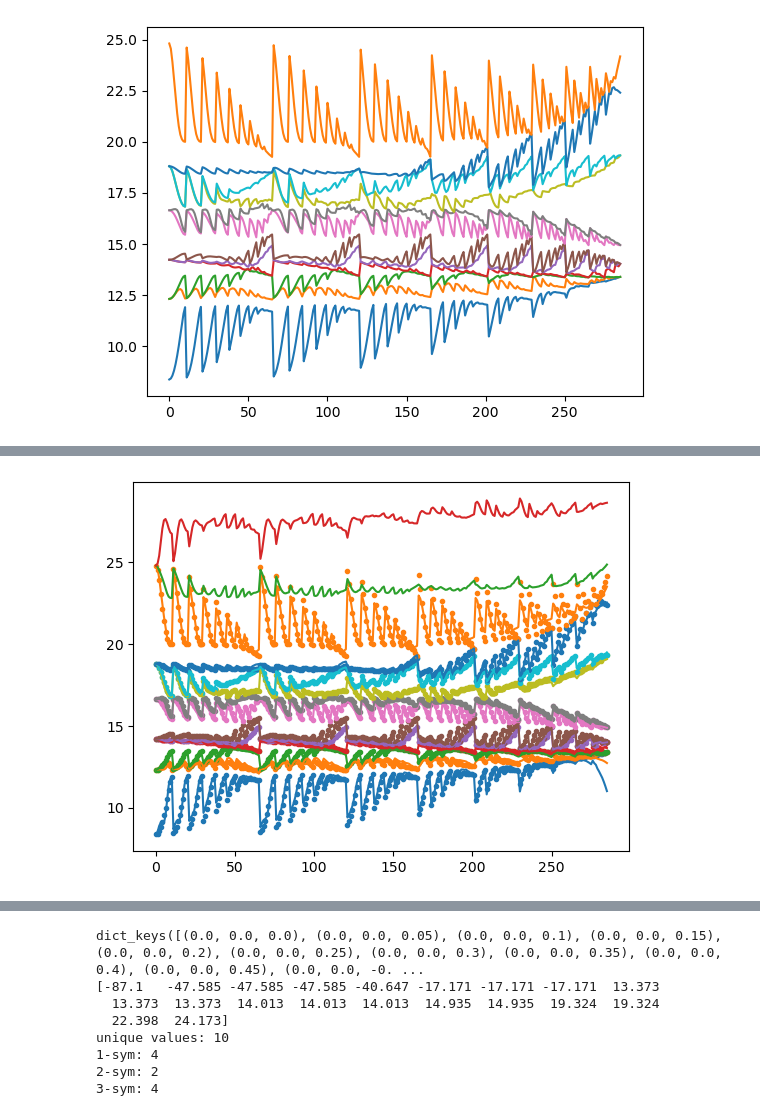
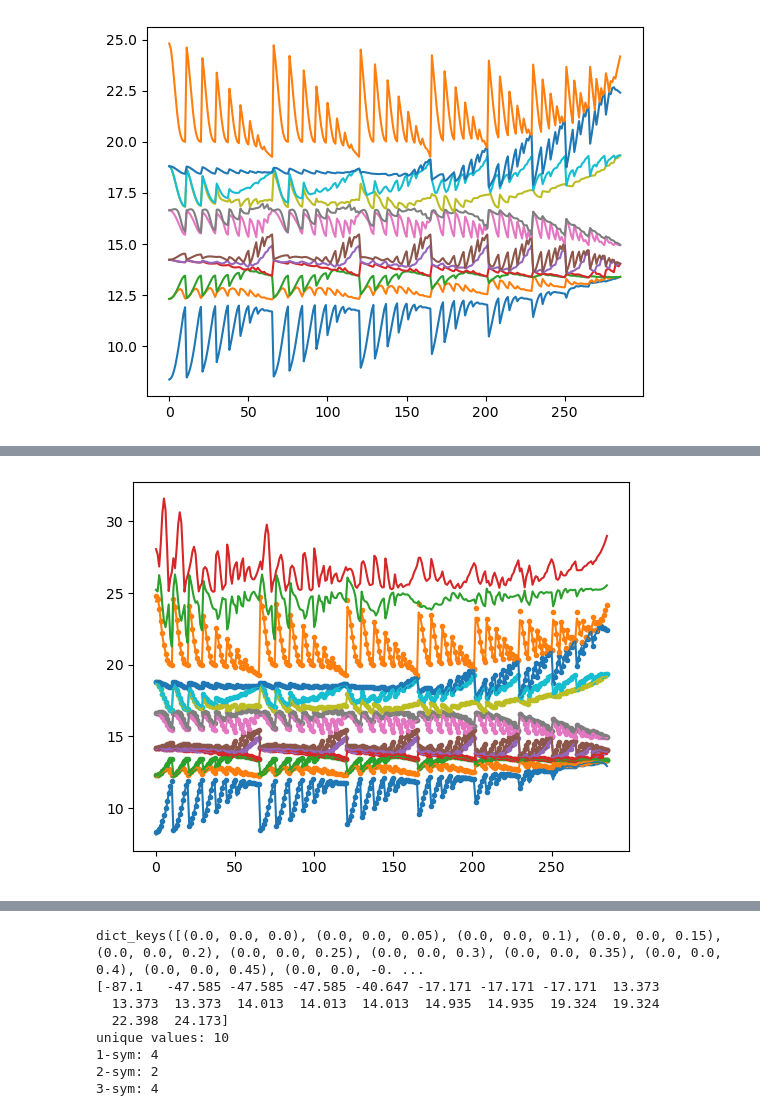
Before and after one commit to redweasel/tight-binding, a Jupyter notebook: notebooks/Bandstructure.ipynb, the cells around one changed output, grey strips where cells are left out. Cells and saved outputs as stored; diff of their text form; code cells hidden in the pictures.

Commit message:
add new improved optimizer fix loading from file add more tests for bandstructure optimization and symmetry

```diff
--- a/notebooks/Bandstructure.ipynb
+++ b/notebooks/Bandstructure.ipynb
@@ -219,18 +219,15 @@ additional_bands = 2
 band_offset = 0 # = additional bands below reference
 
 weights = np.ones(len(ref_bands[0]))
-weights[0] = 0.005
-weights[1] = 0.005
-weights[2] = 0.05
-weights[3] = 0.5
-weights[-1] = 0.005
-weights[-2] = 0.05
-weights[-3] = 0.5
+weights[0] = 0.5
+weights[6] = 10
+weights[7] = 10
+weights[-1] = 0.5
 
 neighbors = ((0, 0, 0), (1, 0, 0), (1, 1, 0), (1, 1, 1), (2, 0, 0), (2, 1, 0), (2, 1, 1), (2, 2, 1), (2, 2, 2), (3, 0, 0)) # works well
 tb_nitinol = BandStructureModel.init_tight_binding_from_ref(Symmetry.cubic(True), neighbors, k_smpl, ref_bands, band_offset, additional_bands, cos_reduced=True)
-tb_nitinol.normalize()
-tb_nitinol.optimize(k_smpl, ref_weights, ref_bands, weights, band_offset, 2000, 4, train_k0=False, learning_rate=0.5, regularization=0.999)
+#tb_nitinol = BandStructureModel.load("ni.repr") # careful this overrides the configuration
+tb_nitinol.optimize(k_smpl, ref_weights, ref_bands, weights, band_offset, 1000, 1, train_k0=True, learning_rate=0.5, regularization=1.0)
 
 plot_bands_generic(k_smpl, ref_bands, '.')
 tb_nitinol.plot_bands(k_smpl)
@@ -240,4 +238,4 @@ final loss: 2.90e-01 (max band-error [2.369 0.65  0.274 0.375 0.267 0.293 0.342
-[figure, old version]
+[figure, new version]
 # %%
 import kpaths
 path = kpaths.KPath('G').to('X').to('M').to('R').to('G').to('M')
```
Also changed, not shown: parts of 6 cells of this notebook, 9 other files.
